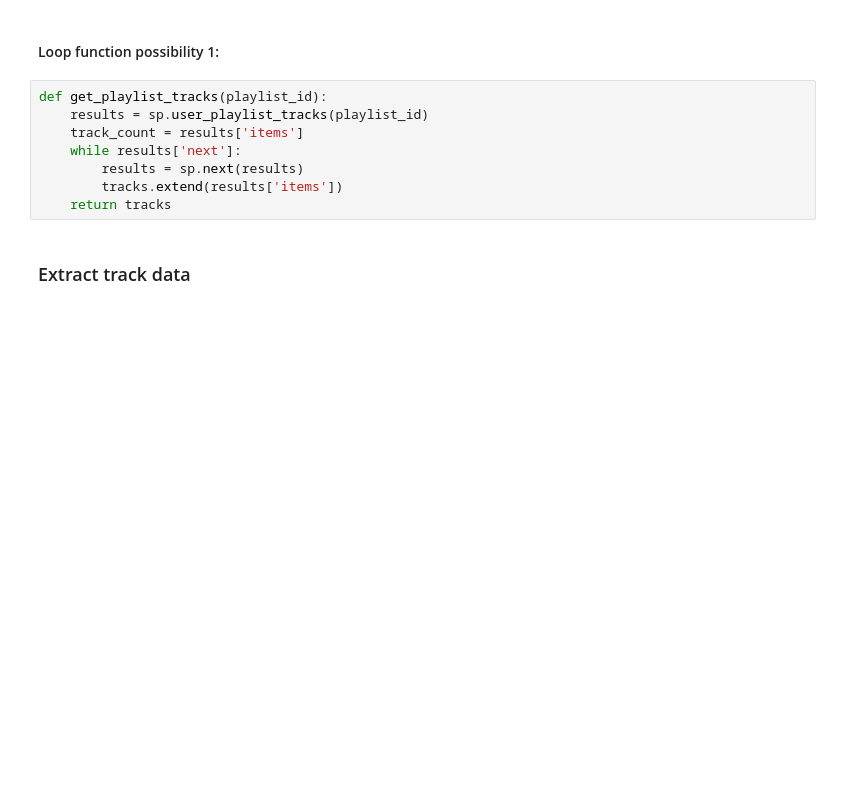
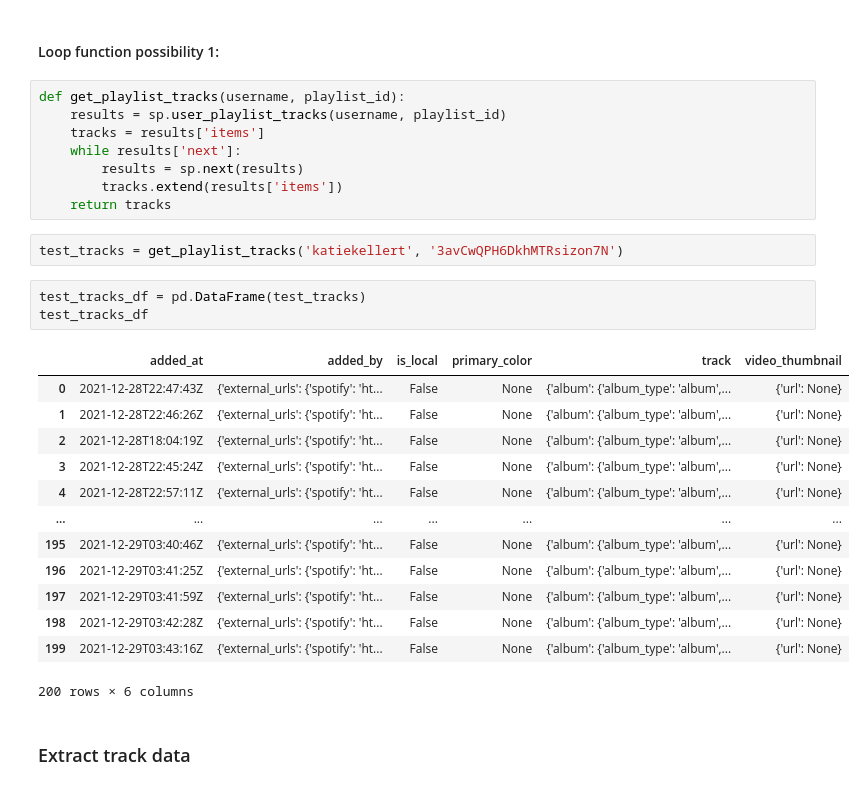
Before and after one commit to katieravenwood/Spotify-Five-Year-Analysis-Project, a Jupyter notebook: DataScrapingSandbox.ipynb, the cells around one changed output. Saved outputs shown, nothing was run; the diff lists cells and outputs as text; blank space fills up the shorter version.

Commit message:
Update Sandbox, create Dataset Creation and data subfolder
Update Sandbox, create Dataset Creation and data subfolder

```diff
--- a/DataScrapingSandbox.ipynb
+++ b/DataScrapingSandbox.ipynb
@@ -140,13 +150,32 @@ def get_track_data(track_id):
 # %% [markdown]
 #### Loop function possibility 1:
 # %%
-def get_playlist_tracks(playlist_id):
-    results = sp.user_playlist_tracks(playlist_id)
-    track_count = results['items']
+def get_playlist_tracks(username, playlist_id):
+    results = sp.user_playlist_tracks(username, playlist_id)
+    tracks = results['items']
     while results['next']:
         results = sp.next(results)
         tracks.extend(results['items'])
     return tracks
+# %%
+test_tracks = get_playlist_tracks('katiekellert', '3avCwQPH6DkhMTRsizon7N')
+# %%
+test_tracks_df = pd.DataFrame(test_tracks)
+test_tracks_df
+# %% [output]
+|  | added_at | added_by | is_local | primary_color | track | video_thumbnail |
+| 0 | 2021-12-28T22:47:43Z | {'external_urls': {'spotify': 'ht... | False | None | {'album': {'album_type': 'album',... | {'url': None} |
+| 1 | 2021-12-28T22:46:26Z | {'external_urls': {'spotify': 'ht... | False | None | {'album': {'album_type': 'album',... | {'url': None} |
+| 2 | 2021-12-28T18:04:19Z | {'external_urls': {'spotify': 'ht... | False | None | {'album': {'album_type': 'album',... | {'url': None} |
+| 3 | 2021-12-28T22:45:24Z | {'external_urls': {'spotify': 'ht... | False | None | {'album': {'album_type': 'album',... | {'url': None} |
+| 4 | 2021-12-28T22:57:11Z | {'external_urls': {'spotify': 'ht... | False | None | {'album': {'album_type': 'album',... | {'url': None} |
+| ... | ... | ... | ... | ... | ... | ... |
+| 195 | 2021-12-29T03:40:46Z | {'external_urls': {'spotify': 'ht... | False | None | {'album': {'album_type': 'album',... | {'url': None} |
+| 196 | 2021-12-29T03:41:25Z | {'external_urls': {'spotify': 'ht... | False | None | {'album': {'album_type': 'album',... | {'url': None} |
+| 197 | 2021-12-29T03:41:59Z | {'external_urls': {'spotify': 'ht... | False | None | {'album': {'album_type': 'album',... | {'url': None} |
+| 198 | 2021-12-29T03:42:28Z | {'external_urls': {'spotify': 'ht... | False | None | {'album': {'album_type': 'album',... | {'url': None} |
+| 199 | 2021-12-29T03:43:16Z | {'external_urls': {'spotify': 'ht... | False | None | {'album': {'album_type': 'album',... | {'url': None} |
+200 rows × 6 columns
 # %% [markdown]
 ###  Extract track data
 # %% [markdown]
```
Also changed, not shown: parts of 29 cells of this notebook, 4 other files.
